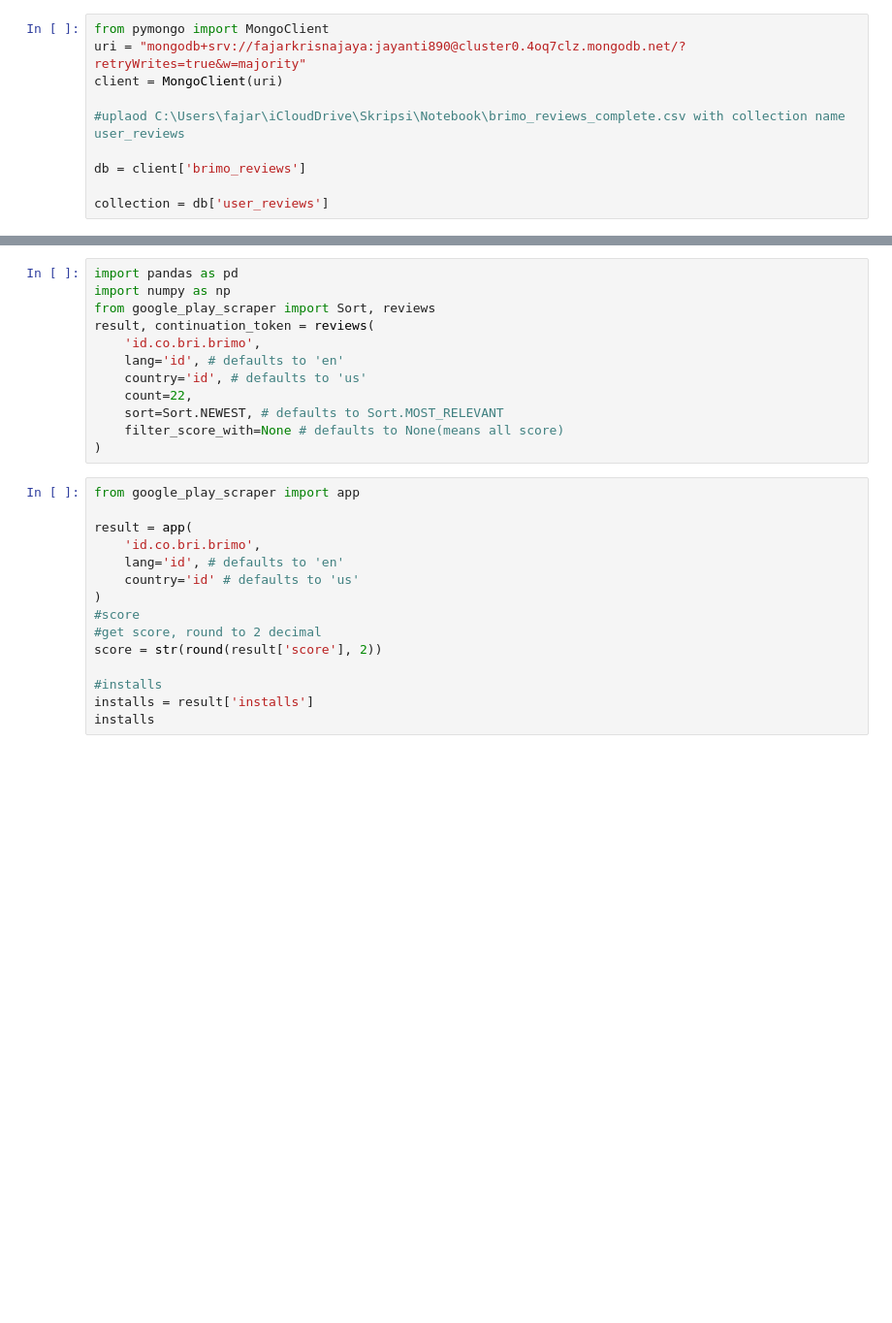
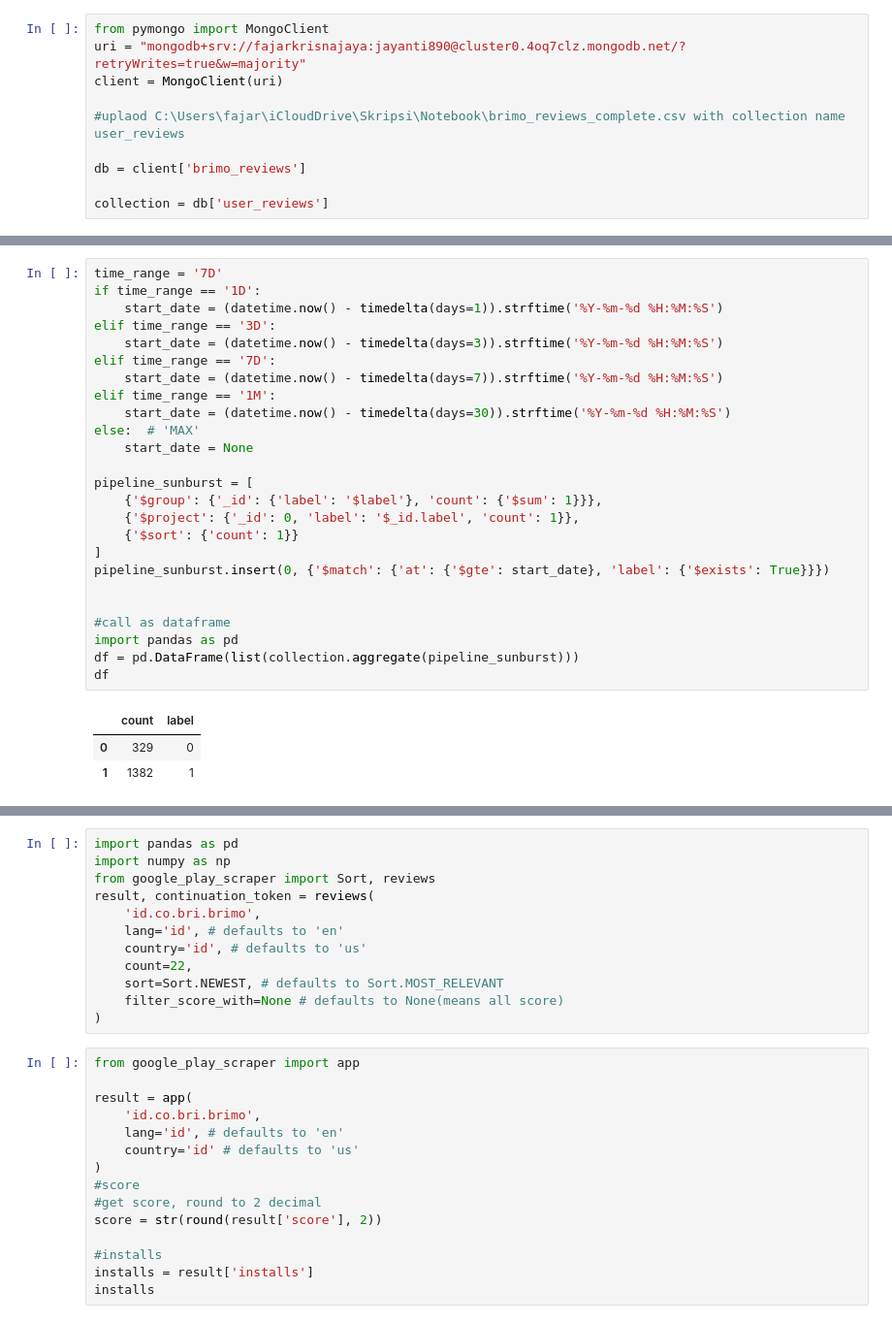
Before and after one commit to fajarkrisnajaya/Dashboard-Monitoring-BRImo, a Jupyter notebook: appinfoscraper.ipynb, the cells around one changed output, grey strips where cells are left out. Shown: that part at 97% size. Cells and saved outputs as stored; diff of their text form; blank space fills up the shorter version.

```diff
--- a/appinfoscraper.ipynb
+++ b/appinfoscraper.ipynb
@@ -25,0 +40,29 @@ print(latest_date)
+# %%
+time_range = '7D'
+if time_range == '1D':
+    start_date = (datetime.now() - timedelta(days=1)).strftime('%Y-%m-%d %H:%M:%S')
+elif time_range == '3D':
+    start_date = (datetime.now() - timedelta(days=3)).strftime('%Y-%m-%d %H:%M:%S')
+elif time_range == '7D':
+    start_date = (datetime.now() - timedelta(days=7)).strftime('%Y-%m-%d %H:%M:%S')
+elif time_range == '1M':
+    start_date = (datetime.now() - timedelta(days=30)).strftime('%Y-%m-%d %H:%M:%S')
+else:  # 'MAX'
+    start_date = None
+
+pipeline_sunburst = [
+    {'$group': {'_id': {'label': '$label'}, 'count': {'$sum': 1}}},
+    {'$project': {'_id': 0, 'label': '$_id.label', 'count': 1}},
+    {'$sort': {'count': 1}}
+]
+pipeline_sunburst.insert(0, {'$match': {'at': {'$gte': start_date}, 'label': {'$exists': True}}})
+
+
+#call as dataframe
+import pandas as pd
+df = pd.DataFrame(list(collection.aggregate(pipeline_sunburst)))
+df
+# %% [output]
+|  | count | label |
+| 0 | 329 | 0 |
+| 1 | 1382 | 1 |
```
Also changed, not shown: parts of 14 cells of this notebook, 4 other files.
